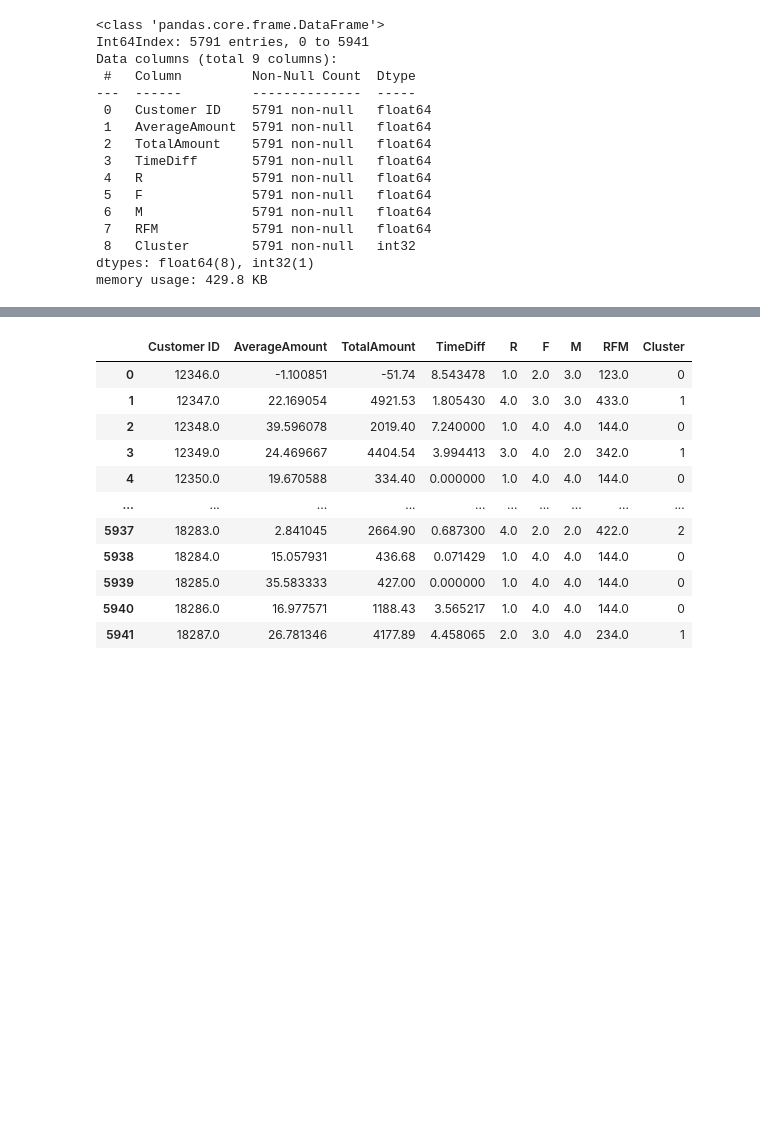
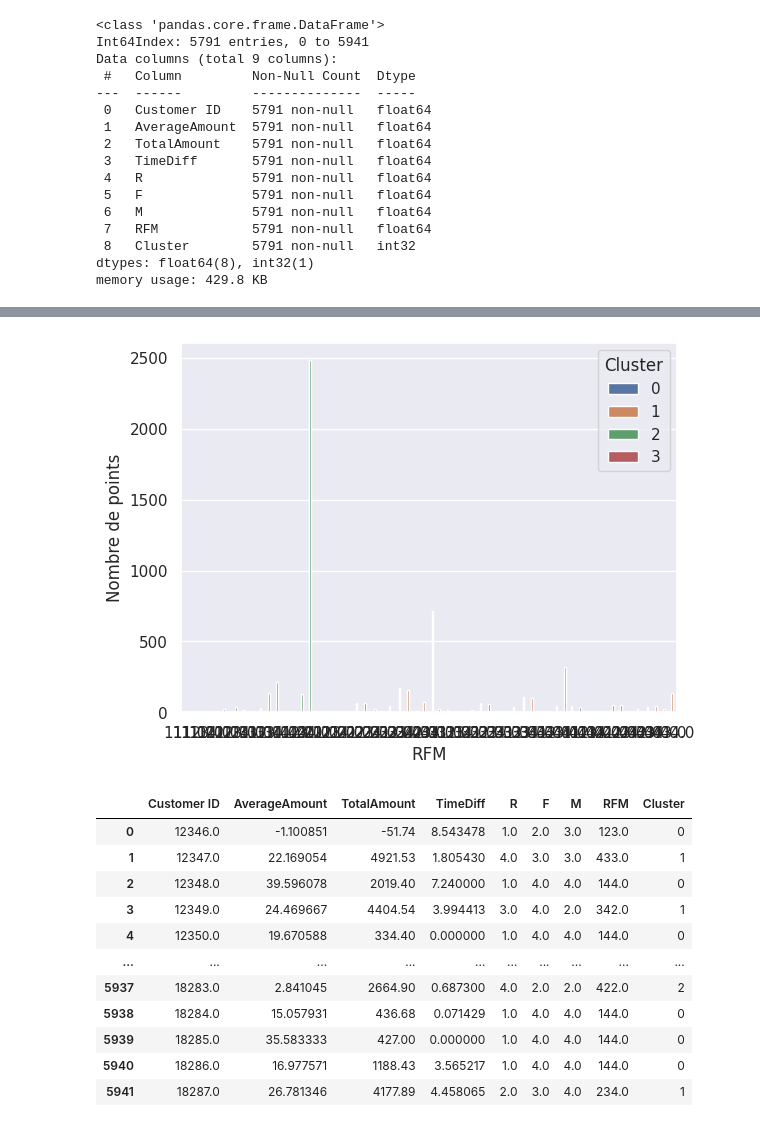
Before and after one commit to Evgeni1494/SegmentationClient, a Jupyter notebook: Clustering.ipynb, the cells around one changed output, grey strips where cells are left out. Saved outputs shown, nothing was run; the diff lists cells and outputs as text; code cells hidden in the pictures; blank space fills up the shorter version.

```diff
--- a/Clustering.ipynb
+++ b/Clustering.ipynb
@@ -184,3 +197,23 @@ plt.show()
+# %%
+import seaborn as sns
+import matplotlib.pyplot as plt
+
+sns.set(style="darkgrid")
+
+# Créer un graphique à barres pour chaque cluster en fonction du RFM
+sns.countplot(x='RFM', hue='Cluster', data=df_cleansed)
+
+# Ajouter des labels aux axes
+plt.xlabel('RFM')
+plt.ylabel('Nombre de points')
+
+# Afficher la légende
+plt.legend(title='Cluster')
+
+# Afficher le graphique
+plt.show()
+# %% [output]
+[figure, added]
 # %%
 df_cleansed
 # %% [output]
```
Also changed, not shown: parts of 3 cells of this notebook.
